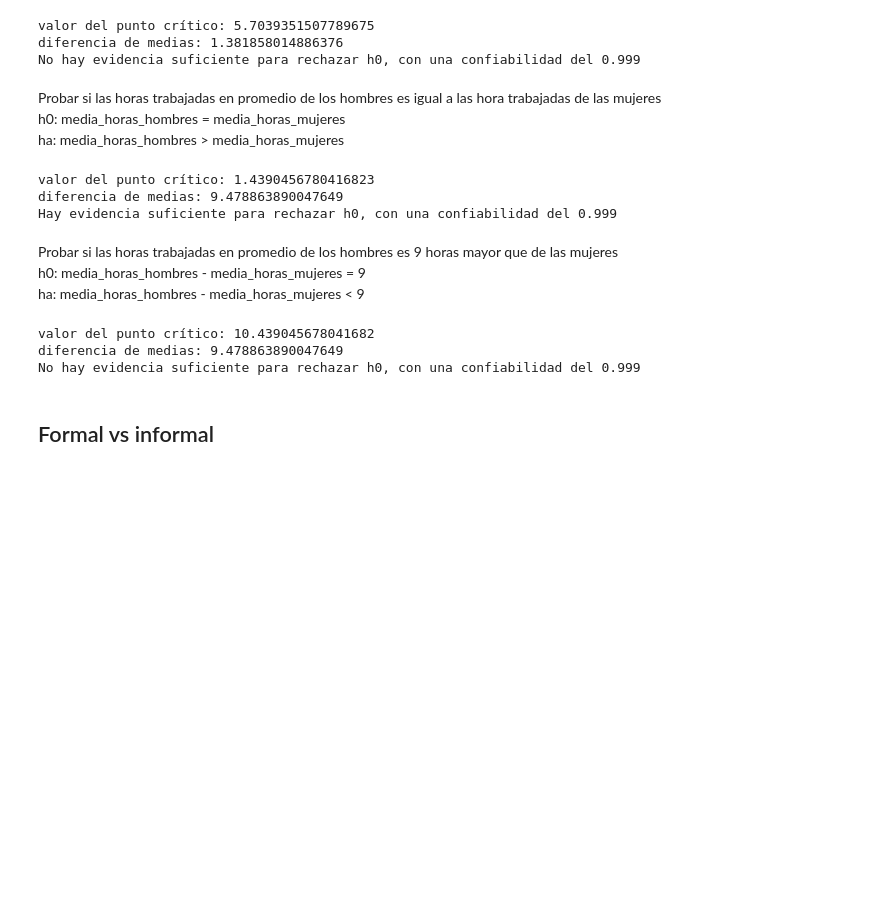
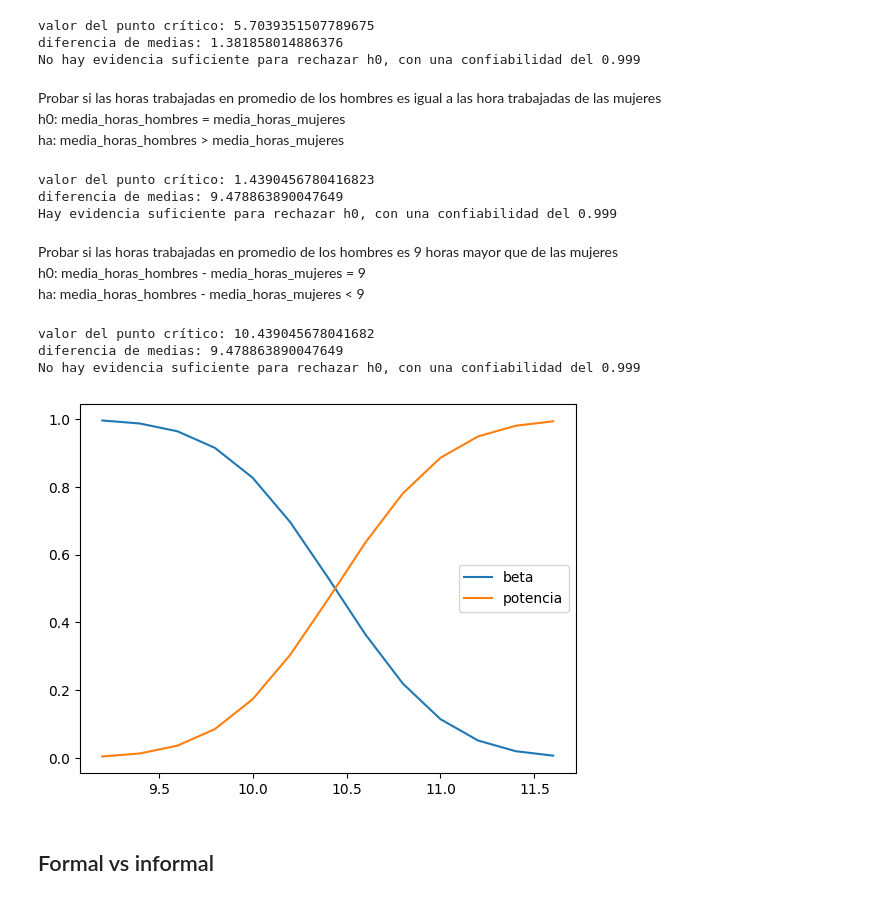
Before and after one commit to mTrujillf/inferencia, a Jupyter notebook: inferencia3.ipynb, the cells around one changed output. Cells and saved outputs as stored; diff of their text form; code cells hidden in the pictures; blank space fills up the shorter version.

```diff
--- a/inferencia3.ipynb
+++ b/inferencia3.ipynb
@@ -257,6 +258,32 @@ def pruebaDeHipotesisDifMediaSuperior(h0,vec,alfa):
 
     return c,dif,c<dif
 
+def beta(vec,punto_critico,ha):
+    df_0 = vec[0]
+    df_1 = vec[1]
+
+    n0 = len(df_0)
+    n1 = len(df_1)
+
+    s2_0 = s2df(df_0)
+    s2_1 = s2df(df_1)
+
+    grados_de_libertad = n0 - n1 - 2
+
+    arriba = punto_critico - ha
+
+    sp2 = ((n0-1) * s2_0 + (n1-1) * s2_1)/grados_de_libertad
+    sp = pow(sp2,1/2)
+
+    nr2 = (1/n0) + (1/n1)
+    nr = pow(nr2,1/2)
+
+    res = arriba/(sp*nr)
+
+    t_res = t.cdf(res, df=grados_de_libertad)
+
+    return t_res
+
 def arrEstimador(metodo,vec,col):
     resp = []
     for x in vec:
@@ -1066,6 +1219,20 @@ aceptar_o_rechazar_h0(res[2],alfa)
 valor del punto crítico: 10.439045678041682
 diferencia de medias: 9.478863890047649
 No hay evidencia suficiente para rechazar h0, con una confiabilidad del 0.999
+# %%
+ha = [9.2,9.4,9.6,9.8,10,10.20,10.40,10.60,10.80,11,11.2,11.4,11.6]
+b = []
+p = []
+for x in ha:
+    r = beta(arr_horas,res[0],x)
+    b.append(r)
+    p.append(1-r)
+plt.plot(ha,b,label = "beta")
+plt.plot(ha,p,label = "potencia")
+plt.legend()
+plt.show()
+# %% [output]
+[figure, added]
 # %% [markdown]
 ## Formal vs informal
 # %%
```
Also changed, not shown: parts of 27 cells of this notebook.
